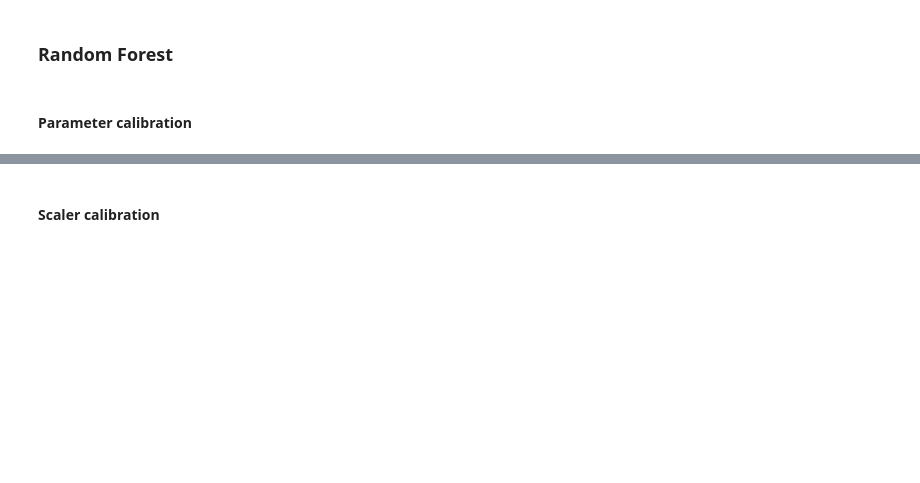
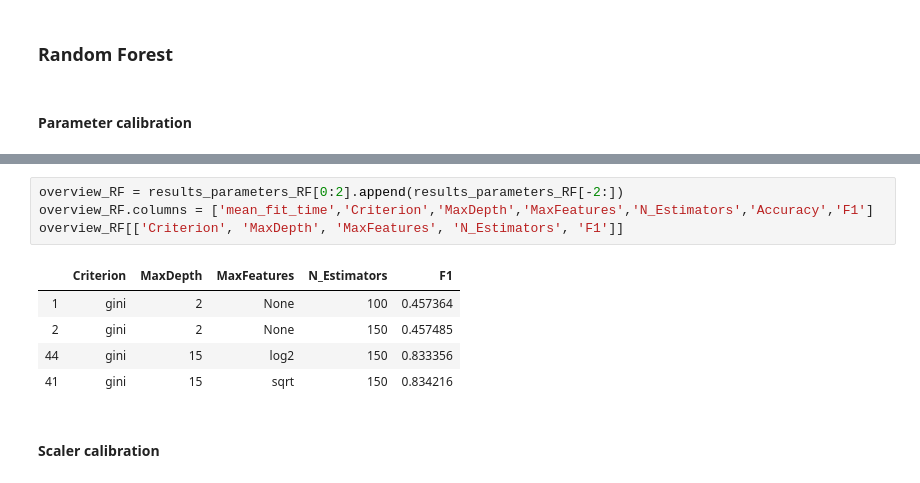
Before and after one commit to bognarpeter/BI2019W-G53, a Jupyter notebook: Assignment_2/B/assignment2.ipynb, the cells around one changed output, grey strips where cells are left out. Cells and saved outputs as stored; diff of their text form; blank space fills up the shorter version.

```diff
--- a/Assignment_2/B/assignment2.ipynb
+++ b/Assignment_2/B/assignment2.ipynb
@@ -910,3 +930,13 @@ print(parameters)
+# %%
+overview_RF = results_parameters_RF[0:2].append(results_parameters_RF[-2:])
+overview_RF.columns = ['mean_fit_time','Criterion','MaxDepth','MaxFeatures','N_Estimators','Accuracy','F1']
+overview_RF[['Criterion', 'MaxDepth', 'MaxFeatures', 'N_Estimators', 'F1']]
+# %% [output]
+|  | Criterion | MaxDepth | MaxFeatures | N_Estimators | F1 |
+| 1 | gini | 2 | None | 100 | 0.457364 |
+| 2 | gini | 2 | None | 150 | 0.457485 |
+| 44 | gini | 15 | log2 | 150 | 0.833356 |
+| 41 | gini | 15 | sqrt | 150 | 0.834216 |
 # %% [markdown]
 #### Scaler calibration
 # %%
```
Also changed, not shown: parts of 11 cells of this notebook, 1 other file.
